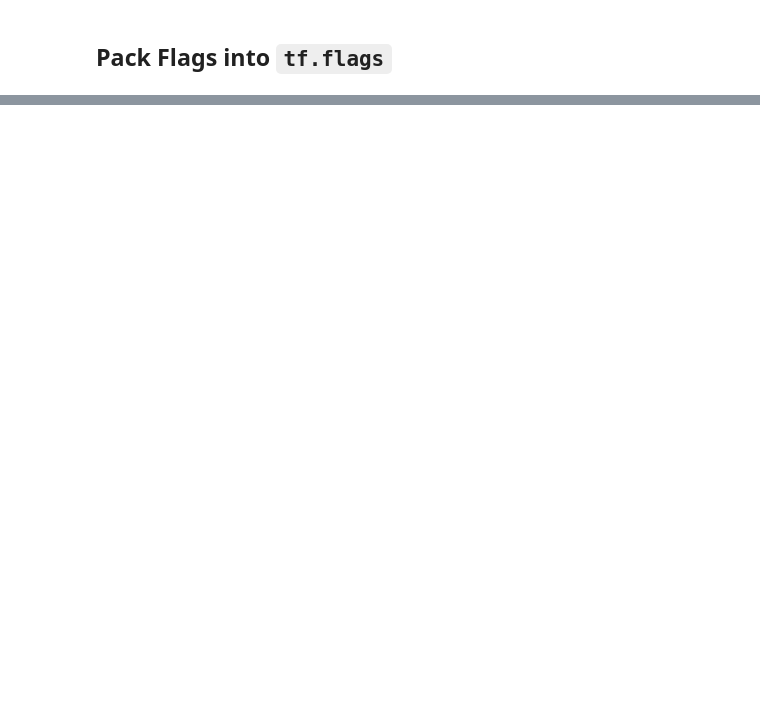
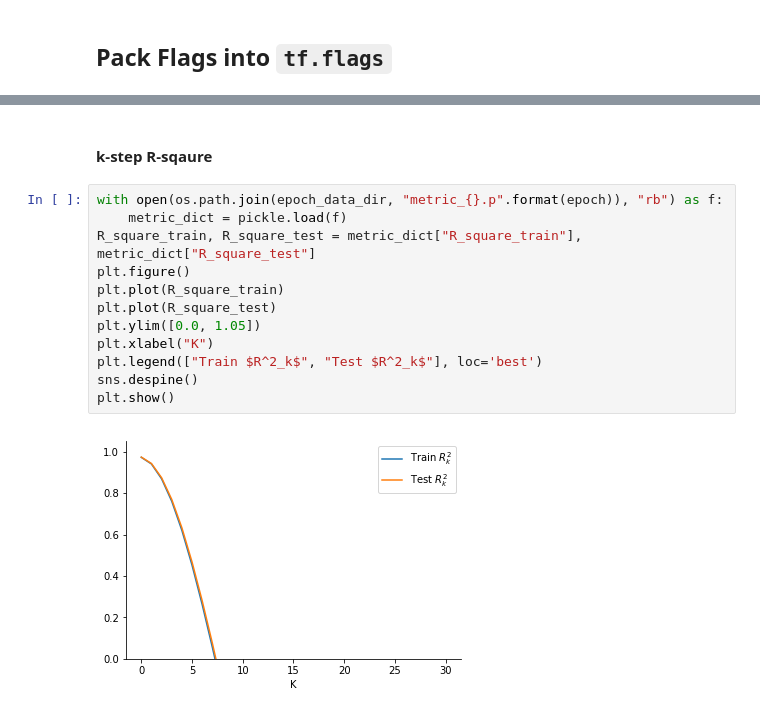
Before and after one commit to amoretti86/PSVO, a Jupyter notebook: notebooks/PSVO.ipynb, the cells around one changed output, grey strips where cells are left out. Cells and saved outputs as stored; diff of their text form; blank space fills up the shorter version.

```diff
--- a/notebooks/PSVO.ipynb
+++ b/notebooks/PSVO.ipynb
@@ -328,0 +385,16 @@ KeyboardInterrupt:
+# %% [markdown]
+#### k-step R-sqaure
+# %%
+with open(os.path.join(epoch_data_dir, "metric_{}.p".format(epoch)), "rb") as f:
+    metric_dict = pickle.load(f)
+R_square_train, R_square_test = metric_dict["R_square_train"], metric_dict["R_square_test"]
+plt.figure()
+plt.plot(R_square_train)
+plt.plot(R_square_test)
+plt.ylim([0.0, 1.05])
+plt.xlabel("K")
+plt.legend(["Train $R^2_k$", "Test $R^2_k$"], loc='best')
+sns.despine()
+plt.show()
+# %% [output]
+[figure, added]
```
Also changed, not shown: parts of 13 cells of this notebook, 30 other files.
